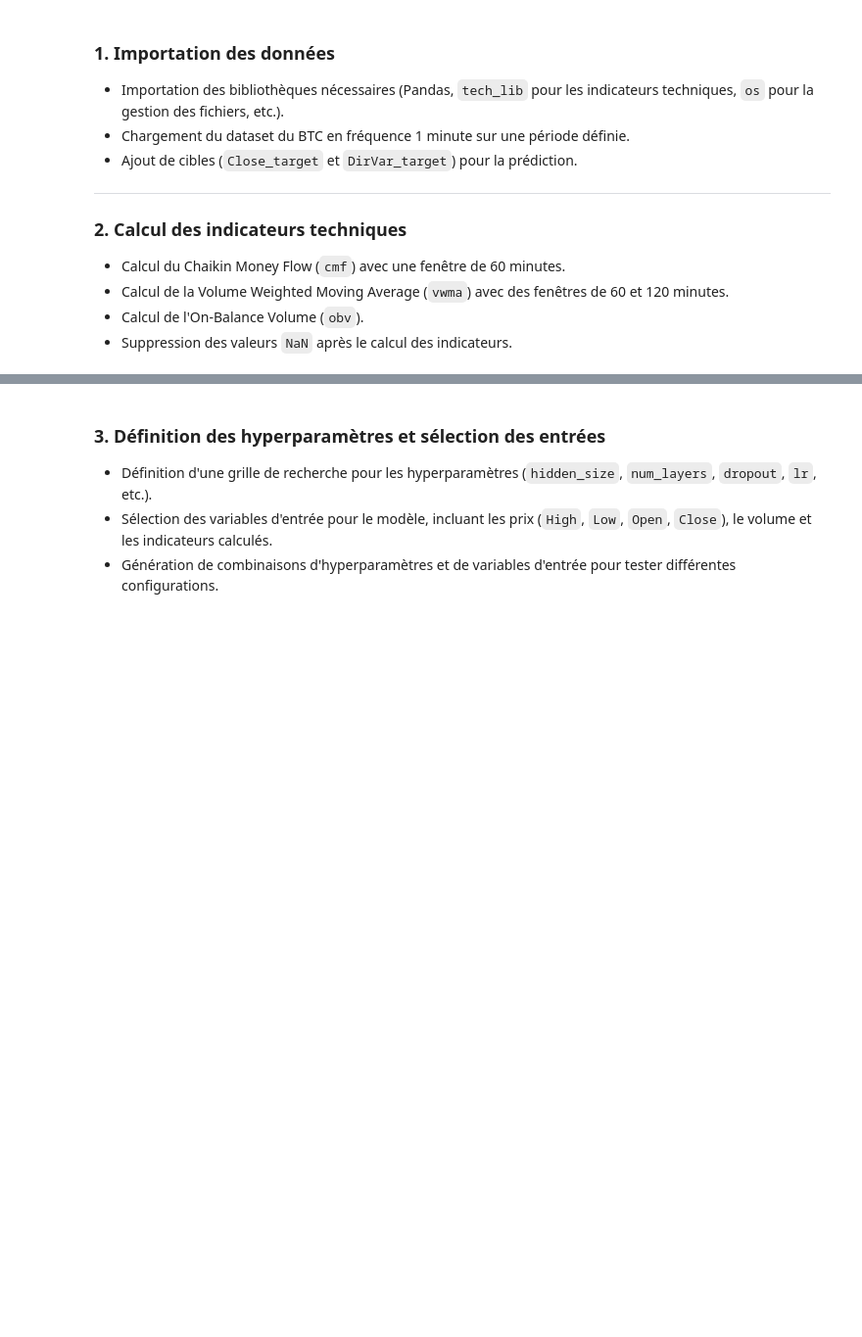
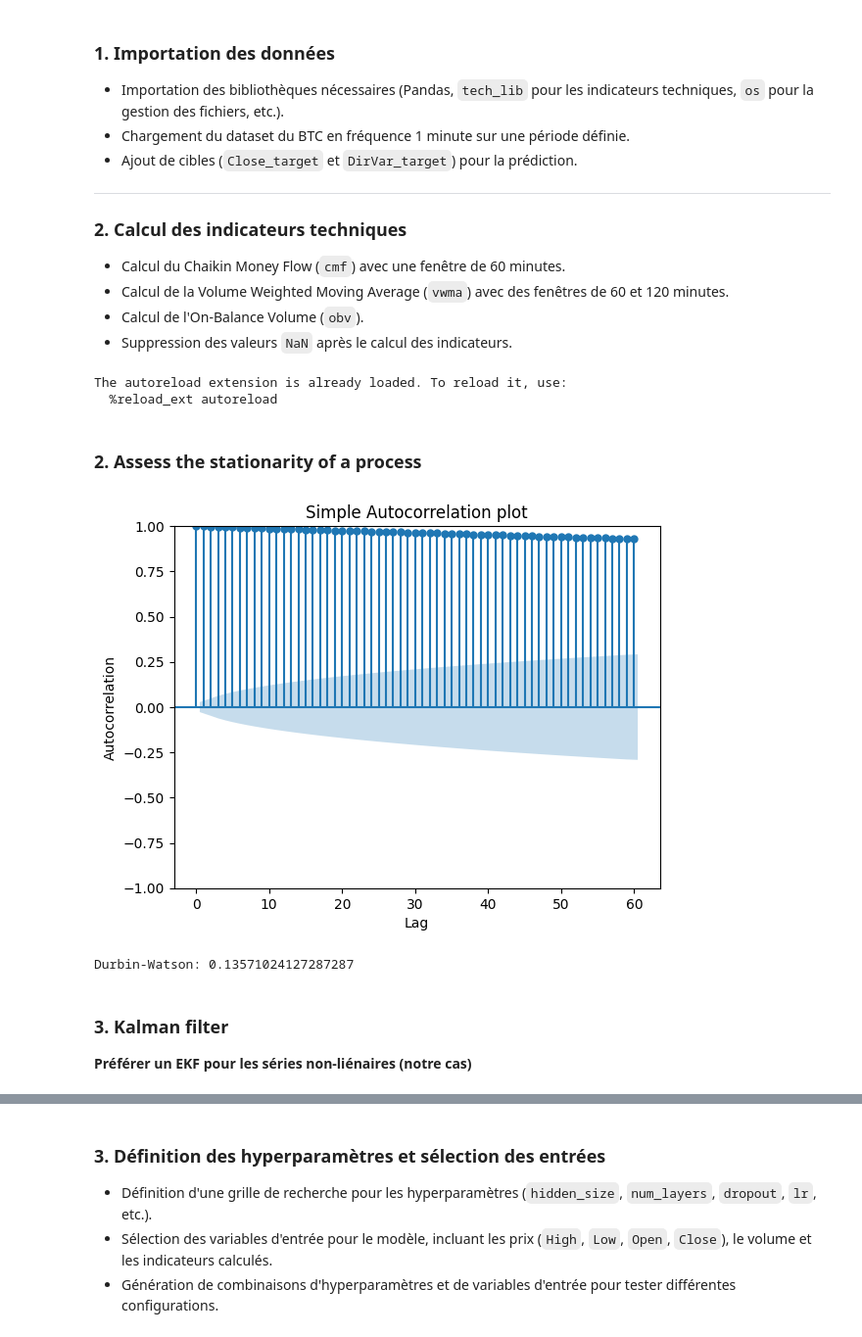
Before and after one commit to SuperWD40/GRU_market_prediction, a Jupyter notebook: model_training.ipynb, the cells around one changed output, grey strips where cells are left out. Shown: that part at 98% size. Drawn from its saved outputs; the diff is of its cells as text; code cells hidden in the pictures; blank space fills up the shorter version.

```diff
--- a/model_training.ipynb
+++ b/model_training.ipynb
@@ -29,34 +29,33 @@ freq = '1m'
 start_date_str = datetime(*(2024, 1, 15, 0, 0, 0)).strftime('%Y%m%d')
 end_date_str = datetime(*(2025, 1, 15, 0, 0, 0)).strftime('%Y%m%d')
 dataset = pd.read_csv(os.getcwd()+f'\\dataset\\\{ticker}-{freq}-{start_date_str}-{end_date_str}.csv', index_col='Open Time')
+dataset['Close_target'] = dataset['Close'].shift(-15)
 
 #Calcul des outputs
-dataset['Close_target'] = dataset['Close'].shift(-1)
-dataset['DirVar_target'] = pd.Series(
-    [1 if diff > 0 else 0 for diff in dataset['Close'].diff(1)],
-    index=dataset.index,
-    dtype=int
-).shift(-1)
-dataset['Return_target'] = dataset['Close'].pct_change().shift(-1)
+#dataset['DirVar_target'] = pd.Series([1 if diff > 0 else 0 for diff in dataset['Close'].diff(1)], index=dataset.index, dtype=int).shift(-1)
+#dataset['Return_target'] = dataset['Close'].pct_change().shift(-1)
 
 # Boucle pour calculer les indicateurs avec différentes fenêtres
-window = 60
-dataset[f'cmf_{window}'] = tech.cmf(
-    high=dataset.High,
-    low=dataset.Low,
-    close=dataset.Close,
-    volume=dataset.Volume,
-    window=window
-)
+#window = 60
+#dataset[f'cmf_{window}'] = tech.cmf(
+#    high=dataset.High,
+#   low=dataset.Low,
+#    close=dataset.Close,
+#    volume=dataset.Volume,
+#    window=window
+#)
 
 # Boucle pour calculer les indicateurs avec différentes fenêtres
-for window in [60, 120]:
-    dataset[f'vwma_{window}'] = tech.vwma(
-        close=dataset.Close,
-        volume=dataset.Volume,
-        window=window
-    )
+#for window in [60, 120]:
+#    dataset[f'vwma_{window}'] = tech.vwma(
+#        close=dataset.Close,
+#        volume=dataset.Volume,
+#        window=window
+#    )
 
-dataset['obv'] = tech.obv(dataset.Close, dataset.Volume)
+#dataset['obv'] = tech.obv(dataset.Close, dataset.Volume)
 
 dataset = dataset.dropna()
+# %% [output]
+The autoreload extension is already loaded. To reload it, use:
+  %reload_ext autoreload
@@ -75,0 +62,28 @@ filtered_values = filtered_state_means.flatten()
+# %% [markdown]
+### 2. Assess the stationarity of a process
+# %%
+from statsmodels.graphics import tsaplots
+from matplotlib import pyplot as plt
+
+tsaplots.plot_acf(dataset['Close'][-5000:], lags=60, alpha=0.05)
+plt.title('Simple Autocorrelation plot')
+plt.xlabel('Lag')
+plt.ylabel('Autocorrelation')
+plt.show()
+# %% [output]
+[figure, added]
+# %%
+from statsmodels.formula.api import ols
+from statsmodels.stats.stattools import durbin_watson
+
+#fit multiple linear regression model
+model = ols('Close_target ~ Open + Close + Low + High + Volume', data=dataset)
+res = model.fit()
+
+dw = durbin_watson(res.resid)
+print(f"Durbin-Watson: {dw}")
+# %% [output]
+Durbin-Watson: 0.13571024127287287
+# %% [markdown]
+### 3. Kalman filter
+**Préférer un EKF pour les séries non-liénaires (notre cas)**
```
Also changed, not shown: parts of 6 cells of this notebook.
